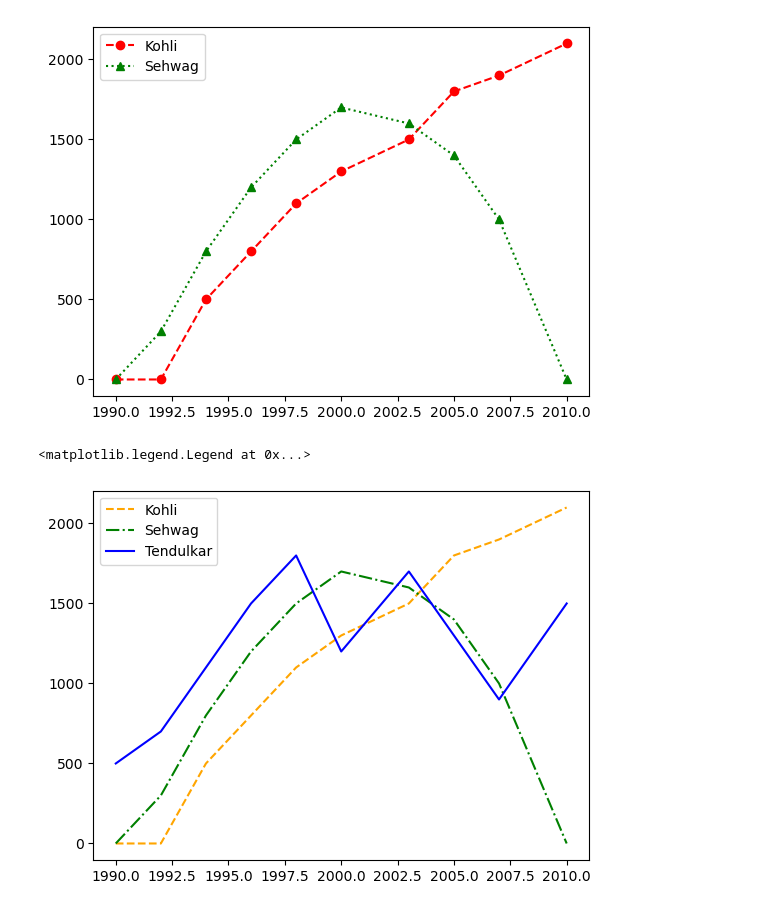
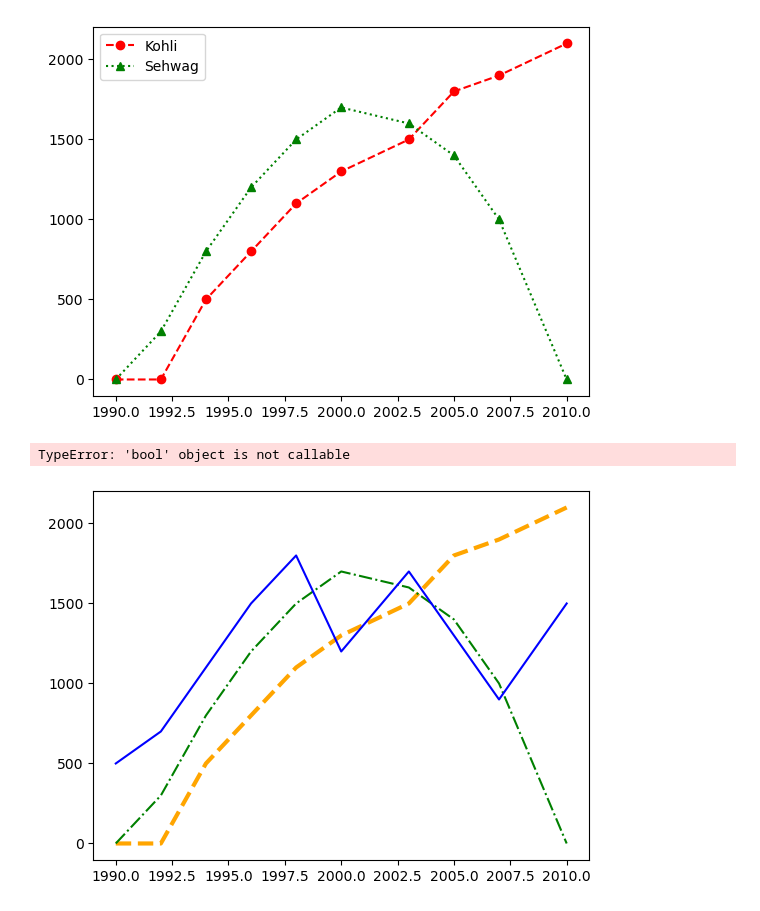
Before and after one commit to AtharvBorkar/Data-Science-Files, a Jupyter notebook: Atharvaa/DataVisualizationUsingMatpotlibAndSeaborn/IntroToMatplotLib.ipynb, the cells around one changed output. Saved outputs shown, nothing was run; the diff lists cells and outputs as text; code cells hidden in the pictures.

Commit message:
Modified graphs

```diff
--- a/Atharvaa/DataVisualizationUsingMatpotlibAndSeaborn/IntroToMatplotLib.ipynb
+++ b/Atharvaa/DataVisualizationUsingMatpotlibAndSeaborn/IntroToMatplotLib.ipynb
@@ -59,8 +59,9 @@ plt.legend()
 # %%
 plt.plot(years, kohli, color='orange', linestyle='--', linewidth=3, label="Kohli")
 plt.plot(years, sehwag, color='green', linestyle='-.', label="Sehwag")
 plt.plot(years, runs, color='blue', label="Tendulkar")
+plt.grid(True)
 plt.legend()
 # %% [output]
-<matplotlib.legend.Legend at 0x...>
+TypeError: 'bool' object is not callable
-[figure, old version]
+[figure, new version]
```
